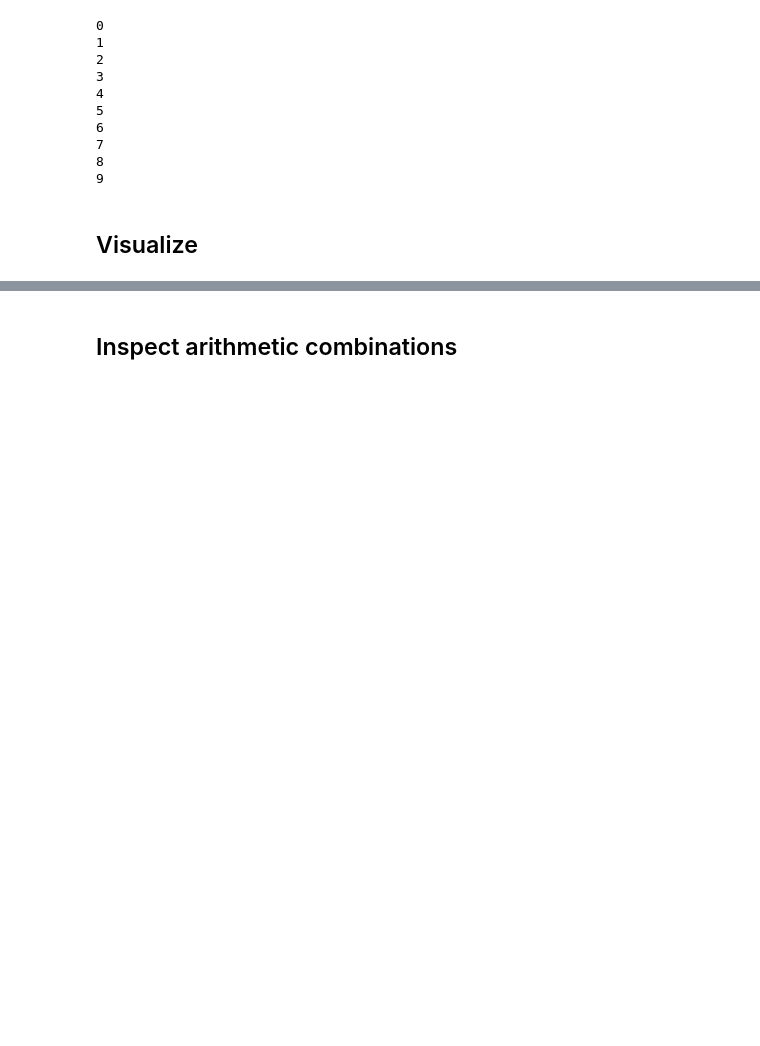
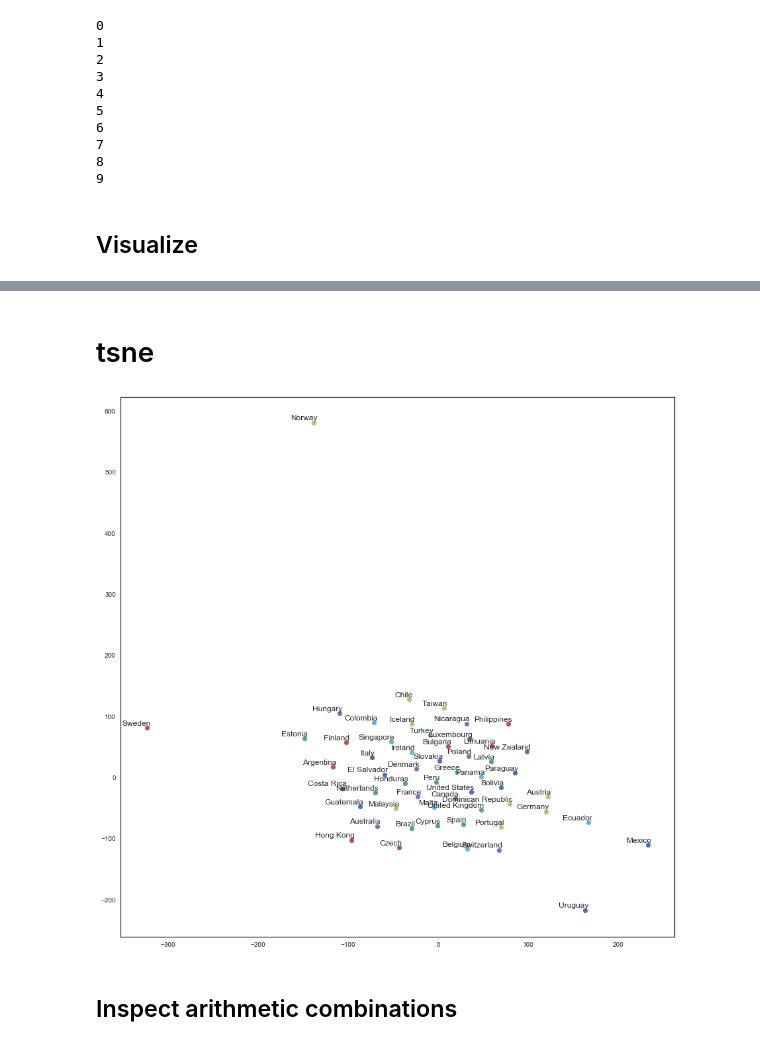
Before and after one commit to cavaunpeu/dotify, a Jupyter notebook: notebooks/neural_implicit_mf.ipynb, the cells around one changed output, grey strips where cells are left out. Cells and saved outputs as stored; diff of their text form; code cells hidden in the pictures; blank space fills up the shorter version.

Commit message:
add tsne visualization of implicit mf, as well as sample recommendations

```diff
--- a/notebooks/neural_implicit_mf.ipynb
+++ b/notebooks/neural_implicit_mf.ipynb
@@ -97,3 +94,19 @@ implicit_mf.song_vectors.vectors.head()
 # %%
 sns.set(style="white")
+# %%
+from dotify.resources.countries import countries as countries_lookup
+
+
+country_id_to_name = {countries_lookup[name]['id']: name for name in countries_lookup}
+
+
+def replace_country_id_index_with_country_names(df):
+    country_ids = df.index
+    df.index = pd.Index([country_id_to_name[c_id] for c_id in country_ids], name='country_name')
+    return df
+
+
+country_ids = country_vectors_df.index
+country_names = pd.Index([country_id_to_name[c_id] for c_id in country_ids], name='country_name')
+country_vectors_df.index = country_names
 # %%
@@ -141,0 +140,2 @@ plot_cosine_similarities(implicit_mf.country_vectors.vectors)
+# %% [markdown]
+# tsne
@@ -142,3 +145,26 @@ plot_cosine_similarities(implicit_mf.country_vectors.vectors)
+# %%
+tsne = TSNE(perplexity=30, n_components=2, init='pca', n_iter=5000)
+# %%
+country_embeddings = pd.DataFrame(
+    data=tsne.fit_transform(country_vectors_df),
+    index=country_vectors_df.index,
+    columns=['dim_1', 'dim_2']
+)
+# %%
+def plot_tsne_embeddings(country_embeddings):
+
+    pylab.figure(figsize=(15,15))
+
+    for country_name, country_embedding in country_embeddings.iterrows():
+        dim_1, dim_2 = country_embedding
+        pylab.scatter(dim_1, dim_2)
+        pylab.annotate(country_name, xy=(dim_1, dim_2), xytext=(5, 2), textcoords='offset points',
+                   ha='right', va='bottom')
+    pylab.show()
+# %%
+plot_tsne_embeddings(country_embeddings)
+# %% [output]
+[figure, added]
 # %% [markdown]
 ## Inspect arithmetic combinations
 # %%
```
Also changed, not shown: parts of 18 cells of this notebook.
